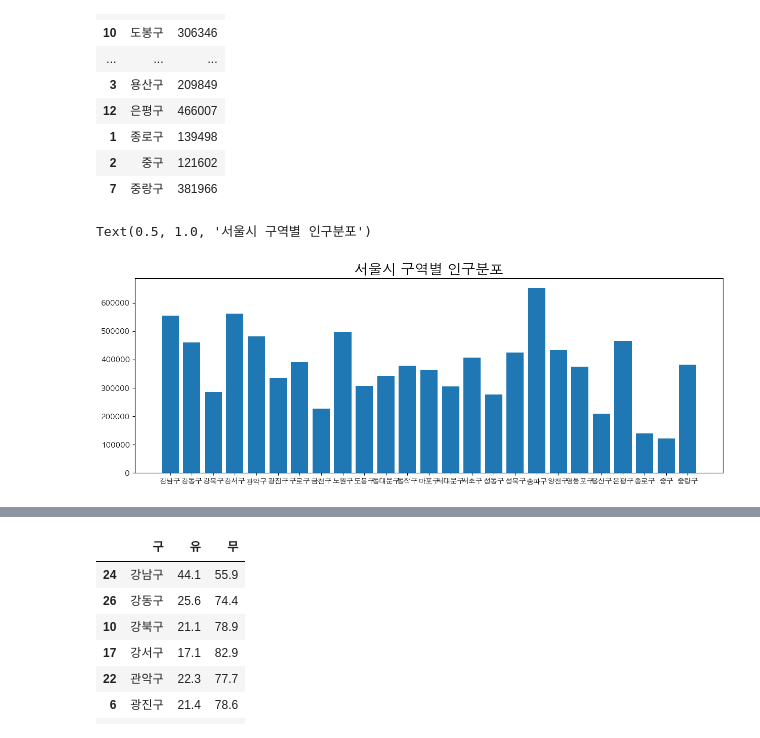
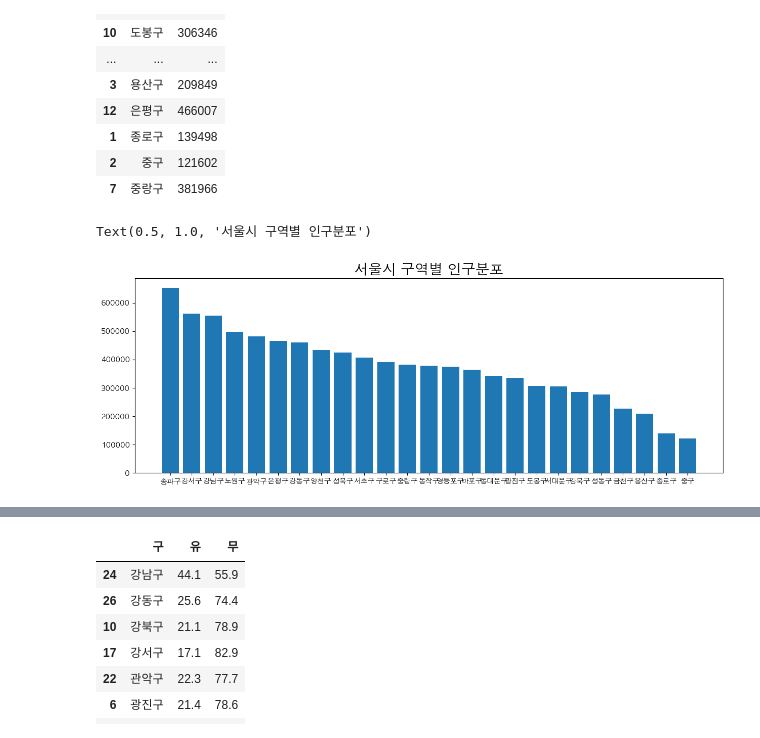
Before and after one commit to y109240/dataAnalysis, a Jupyter notebook: 데이터분석_미니프로젝트.ipynb, the cells around one changed output, grey strips where cells are left out. Drawn from its saved outputs; the diff is of its cells as text; code cells hidden in the pictures.

```diff
--- a/데이터분석_미니프로젝트.ipynb
+++ b/데이터분석_미니프로젝트.ipynb
@@ -461,7 +458,7 @@ m
 [interactive output not drawn]
 # %%
 # 서울시 구별 인구분포
-file = '미니프로젝트_데이터/202403_202403_주민등록인구및세대현황_월간.csv'
+file = '미니프로젝트_데이터/202403주민등록인구.csv'
 df = pd.read_csv(file, encoding = 'cp949')
 
 # 데이터 전처리
@@ -512,12 +509,13 @@ See the caveats in the documentation: https://pandas.pydata.org/pandas-docs/stab
 | 2 | 중구 | 121602 |
 | 7 | 중랑구 | 381966 |
 # %%
+df_t_sort = df_t.sort_values('total', ascending=False)
 plt.figure(figsize=(15, 5))
-plt.bar(df_t['시군구'], df_t['total'])
+plt.bar(df_t_sort['시군구'], df_t_sort['total'])
 plt.title('서울시 구역별 인구분포', fontsize=20)
 # %% [output]
 Text(0.5, 1.0, '서울시 구역별 인구분포')
-[figure, old version]
+[figure, new version]
 # %%
 file = 'seoul_geo_simple.json'
 data = open(file, 'r', encoding='utf-8').read()
```
Also changed, not shown: parts of 5 cells of this notebook.
